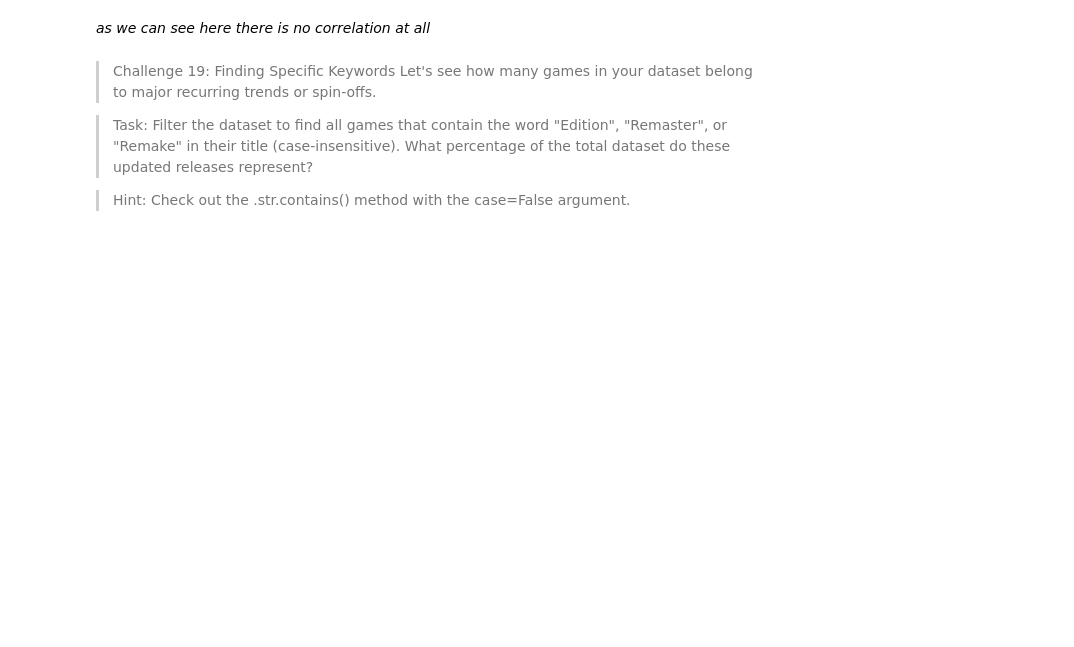
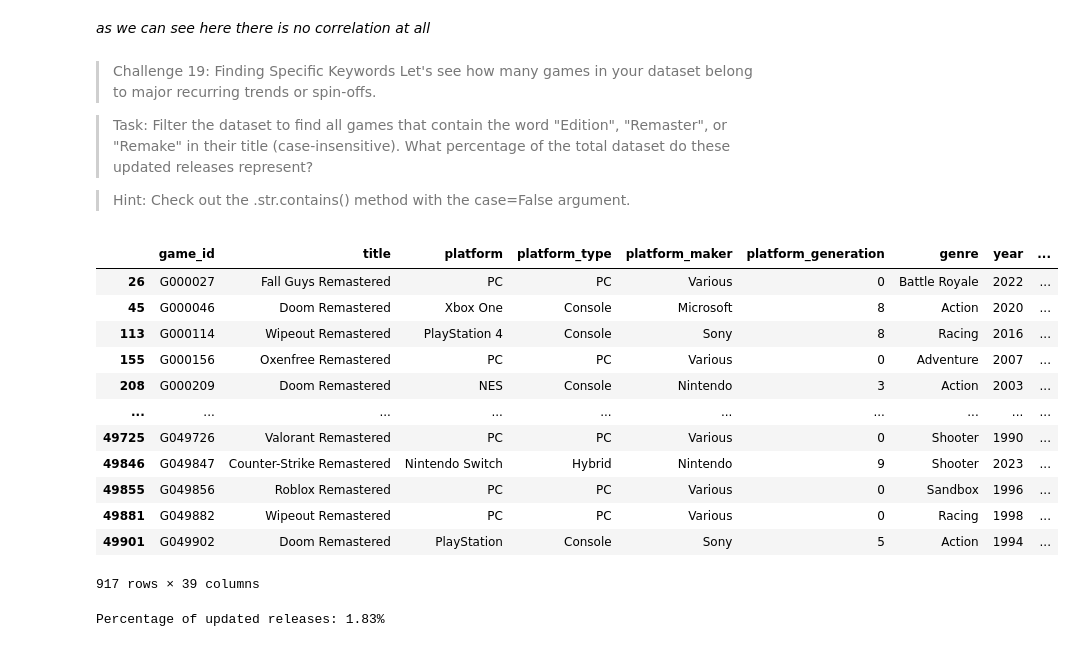
Before and after one commit to SalmaAllam8/PowerBI-mini-Projects, a Jupyter notebook: videogames.ipynb, the cells around one changed output. Saved outputs shown, nothing was run; the diff lists cells and outputs as text; code cells hidden in the pictures; blank space fills up the shorter version.

```diff
--- a/videogames.ipynb
+++ b/videogames.ipynb
@@ -774,3 +774,31 @@ Let's see how many games in your dataset belong to major recurring trends or spi
 > Task: Filter the dataset to find all games that contain the word "Edition", "Remaster", or "Remake" in their title (case-insensitive). What percentage of the total dataset do these updated releases represent?
 
 > Hint: Check out the .str.contains() method with the case=False argument.
+# %%
+words = ['edition', 'remaster', 'remake']
+
+regex_pattern = '|'.join(words)
+
+filtered_df = df[df['title'].str.contains(regex_pattern, case=False, na=False)]
+# %%
+filtered_df
+# %% [output]
+|  | game_id | title | platform | platform_type | platform_maker | platform_generation | genre | year | ... |
+| 26 | G000027 | Fall Guys Remastered | PC | PC | Various | 0 | Battle Royale | 2022 | ... |
+| 45 | G000046 | Doom Remastered | Xbox One | Console | Microsoft | 8 | Action | 2020 | ... |
+| 113 | G000114 | Wipeout Remastered | PlayStation 4 | Console | Sony | 8 | Racing | 2016 | ... |
+| 155 | G000156 | Oxenfree Remastered | PC | PC | Various | 0 | Adventure | 2007 | ... |
+| 208 | G000209 | Doom Remastered | NES | Console | Nintendo | 3 | Action | 2003 | ... |
+| ... | ... | ... | ... | ... | ... | ... | ... | ... | ... |
+| 49725 | G049726 | Valorant Remastered | PC | PC | Various | 0 | Shooter | 1990 | ... |
+| 49846 | G049847 | Counter-Strike Remastered | Nintendo Switch | Hybrid | Nintendo | 9 | Shooter | 2023 | ... |
+| 49855 | G049856 | Roblox Remastered | PC | PC | Various | 0 | Sandbox | 1996 | ... |
+| 49881 | G049882 | Wipeout Remastered | PC | PC | Various | 0 | Racing | 1998 | ... |
+| 49901 | G049902 | Doom Remastered | PlayStation | Console | Sony | 5 | Action | 1994 | ... |
+917 rows × 39 columns
+# %%
+percentage = (len(filtered_df) / len(df)) * 100
+
+print(f"Percentage of updated releases: {percentage:.2f}%")
+# %% [output]
+Percentage of updated releases: 1.83%
```
